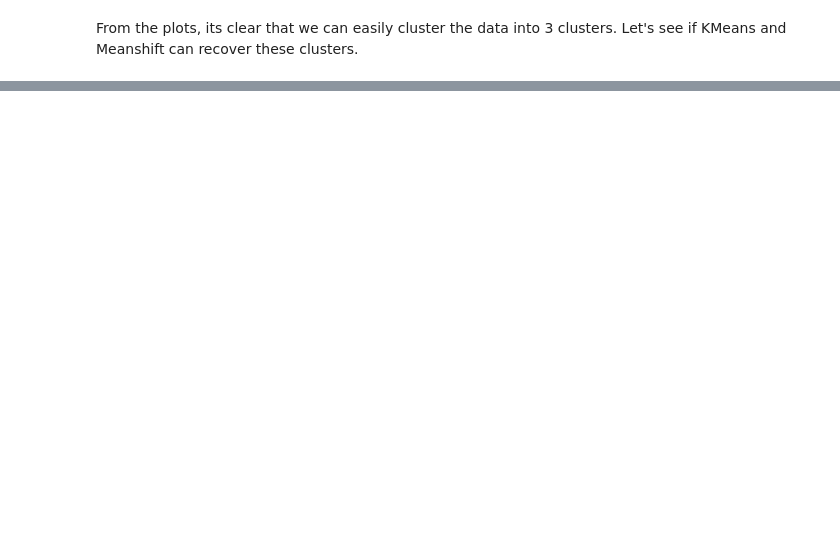
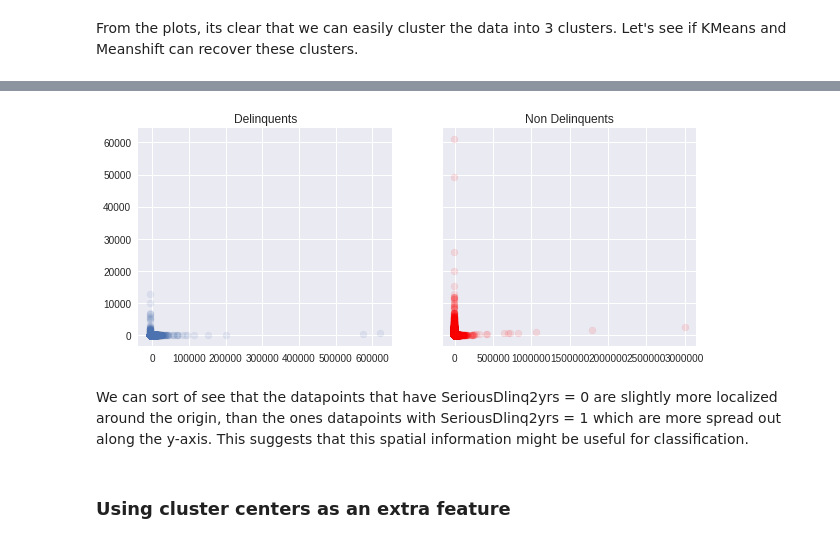
Before and after one commit to dssg/MLforPublicPolicy, a Jupyter notebook: labs/lab6.ipynb, the cells around one changed output, grey strips where cells are left out. Saved outputs shown, nothing was run; the diff lists cells and outputs as text; code cells hidden in the pictures; blank space fills up the shorter version.

```diff
--- a/labs/lab6.ipynb
+++ b/labs/lab6.ipynb
@@ -89,0 +135,16 @@ As you can see from these plots and from your own experiments, the bandwidth par
+# %%
+delinqs = small_df[small_df['SeriousDlqin2yrs'] == 1]
+nondelinqs = small_df[small_df['SeriousDlqin2yrs'] == 0]
+
+f, (ax1, ax2) = plt.subplots(1, 2, sharey=True, figsize=(10,4))
+ax1.scatter(delinqs[0], delinqs[1], alpha=0.1)
+ax1.set_title('Delinquents')
+ax2.set_title('Non Delinquents')
+ax2.scatter(nondelinqs[0], nondelinqs[1], alpha=0.1, c='r')
+plt.show()
+# %% [output]
+[figure, added]
+# %% [markdown]
+We can sort of see that the datapoints that have SeriousDlinq2yrs = 0 are slightly more localized around the origin, than the ones datapoints with SeriousDlinq2yrs = 1 which are more spread out along the y-axis. This suggests that this spatial information might be useful for classification.
+# %% [markdown]
+### Using cluster centers as an extra feature
```
Also changed, not shown: parts of 31 cells of this notebook.
